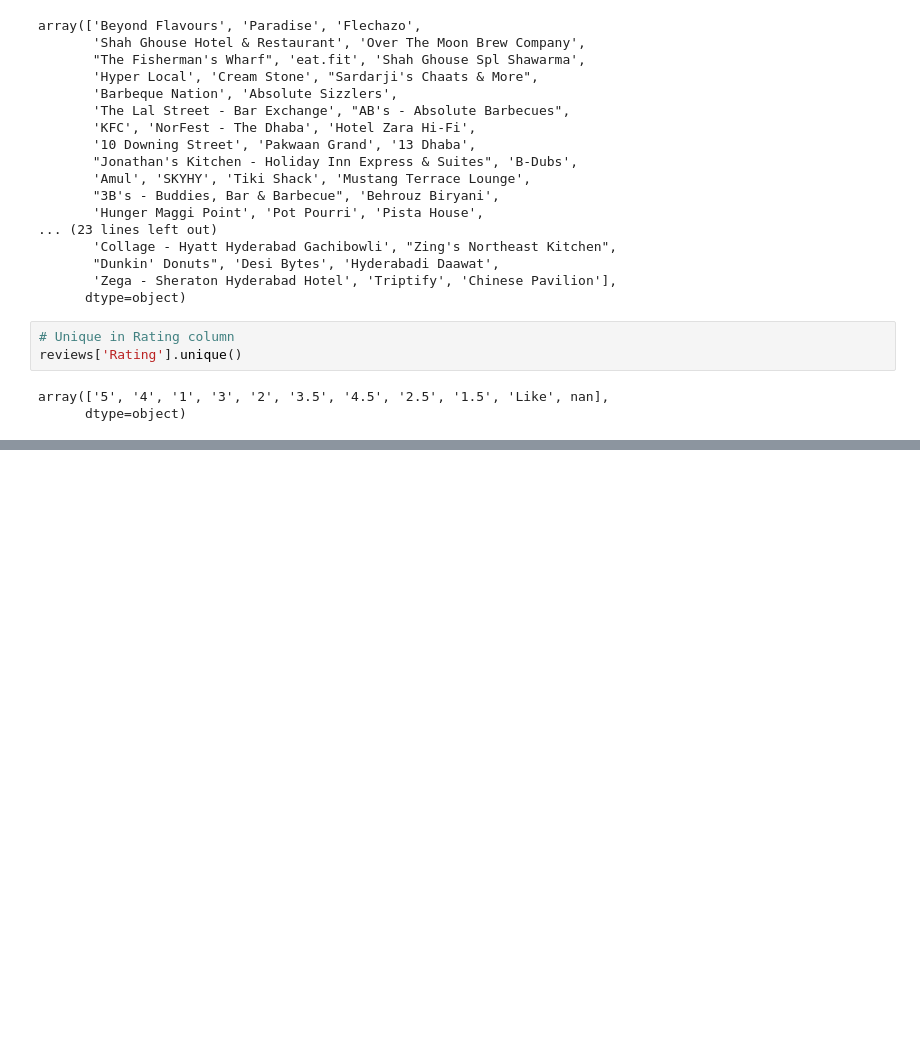
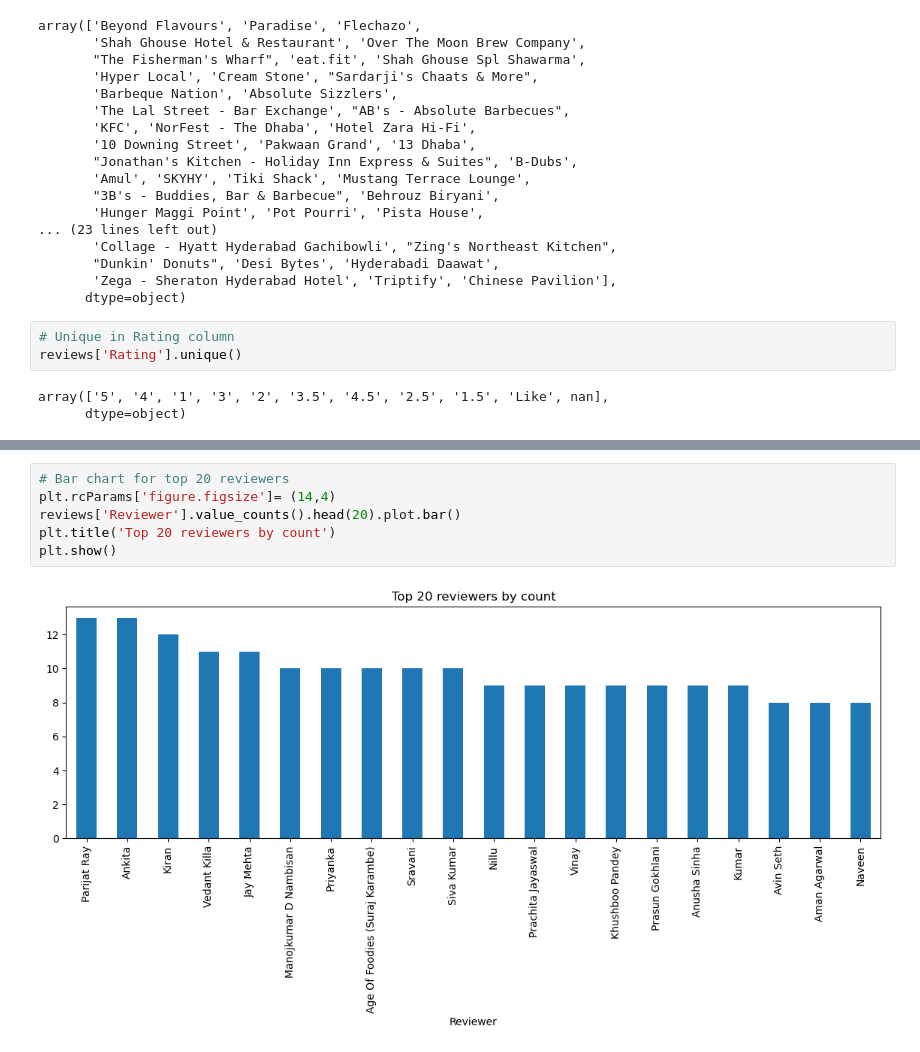
Before and after one commit to mdismailquraishicse/ZomatoRestaurantClusteringAndSentimentAnalysis, a Jupyter notebook: eda_reviews.ipynb, the cells around one changed output, grey strips where cells are left out. Saved outputs shown, nothing was run; the diff lists cells and outputs as text; blank space fills up the shorter version.

Commit message:
eda done for eda_reviews.ipynb

```diff
--- a/eda_reviews.ipynb
+++ b/eda_reviews.ipynb
@@ -82,0 +112,8 @@ array(['5', '4', '1', '3', '2', '3.5', '4.5', '2.5', '1.5', 'Like', nan],
+# %%
+# Bar chart for top 20 reviewers
+plt.rcParams['figure.figsize']= (14,4)
+reviews['Reviewer'].value_counts().head(20).plot.bar()
+plt.title('Top 20 reviewers by count')
+plt.show()
+# %% [output]
+[figure, added]
```
Also changed, not shown: parts of 8 cells of this notebook, 1 other file.
